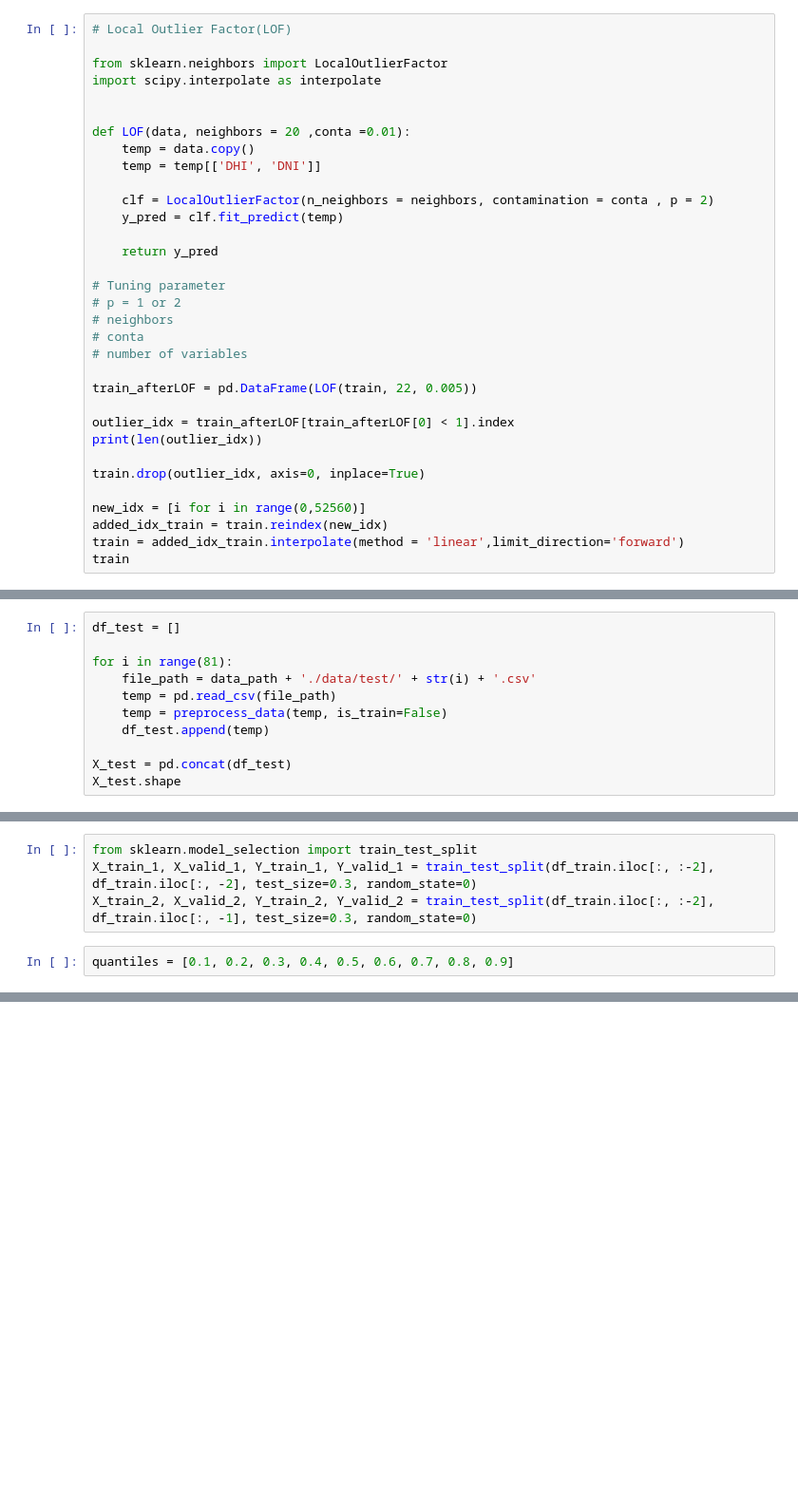
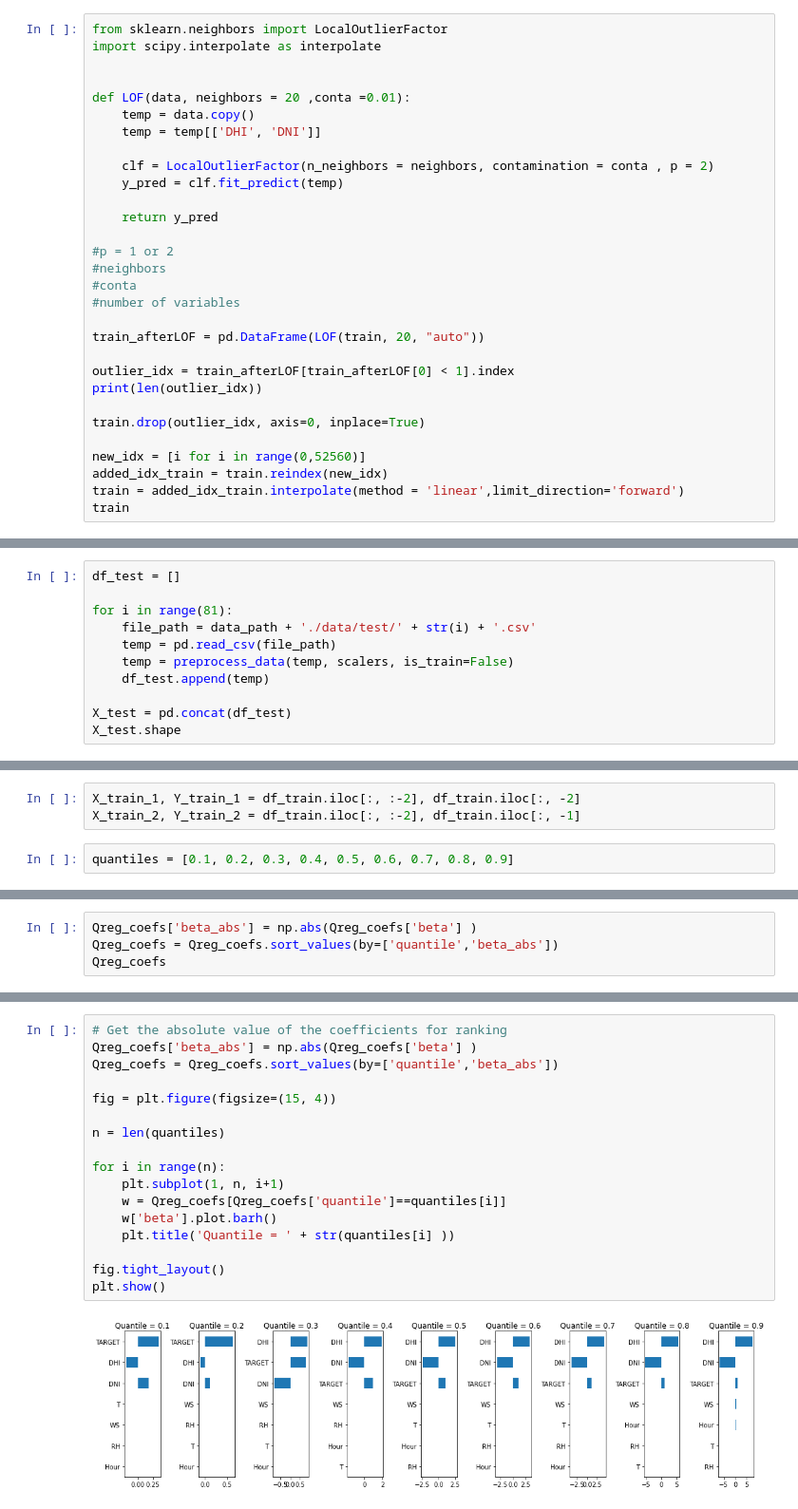
Before and after one commit to gogooma9/SolarGen, a Jupyter notebook: src/solar_gen.ipynb, the cells around one changed output, grey strips where cells are left out. Shown: that part at 95% size. Drawn from its saved outputs; the diff is of its cells as text; blank space fills up the shorter version.

Commit message:
Quantile Regression

```diff
--- a/src/solar_gen.ipynb
+++ b/src/solar_gen.ipynb
@@ -22,8 +22,6 @@ data_path = '/content/drive/MyDrive/SolarGen/'
 train = pd.read_csv(data_path + './data/train/train.csv')
 submission = pd.read_csv(data_path + './data/sample_submission.csv')
 # %%
-# Local Outlier Factor(LOF)
-
 from sklearn.neighbors import LocalOutlierFactor
 import scipy.interpolate as interpolate
 
@@ -37,13 +35,12 @@ def LOF(data, neighbors = 20 ,conta =0.01):
 
     return y_pred
 
-# Tuning parameter
-# p = 1 or 2
-# neighbors
-# conta
-# number of variables
+#p = 1 or 2
+#neighbors
+#conta
+#number of variables
 
-train_afterLOF = pd.DataFrame(LOF(train, 22, 0.005))
+train_afterLOF = pd.DataFrame(LOF(train, 20, "auto"))
 
 outlier_idx = train_afterLOF[train_afterLOF[0] < 1].index
 print(len(outlier_idx))
@@ -363,7 +141,7 @@ df_test = []
 for i in range(81):
     file_path = data_path + './data/test/' + str(i) + '.csv'
     temp = pd.read_csv(file_path)
-    temp = preprocess_data(temp, is_train=False)
+    temp = preprocess_data(temp, scalers, is_train=False)
     df_test.append(temp)
 
 X_test = pd.concat(df_test)
@@ -382,6 +167,5 @@ X_test.head()
 # %%
-from sklearn.model_selection import train_test_split
-X_train_1, X_valid_1, Y_train_1, Y_valid_1 = train_test_split(df_train.iloc[:, :-2], df_train.iloc[:, -2], test_size=0.3, random_state=0)
-X_train_2, X_valid_2, Y_train_2, Y_valid_2 = train_test_split(df_train.iloc[:, :-2], df_train.iloc[:, -1], test_size=0.3, random_state=0)
+X_train_1, Y_train_1 = df_train.iloc[:, :-2], df_train.iloc[:, -2]
+X_train_2, Y_train_2 = df_train.iloc[:, :-2], df_train.iloc[:, -1]
 # %%
 quantiles = [0.1, 0.2, 0.3, 0.4, 0.5, 0.6, 0.7, 0.8, 0.9]
@@ -521,0 +240,4 @@ print("[avg]\t%.6f"%np.average(list(loss_2.values())))
+# %%
+Qreg_coefs['beta_abs'] = np.abs(Qreg_coefs['beta'] )
+Qreg_coefs = Qreg_coefs.sort_values(by=['quantile','beta_abs'])
+Qreg_coefs
@@ -521,0 +258,19 @@ print("[avg]\t%.6f"%np.average(list(loss_2.values())))
+# %%
+# Get the absolute value of the coefficients for ranking
+Qreg_coefs['beta_abs'] = np.abs(Qreg_coefs['beta'] )
+Qreg_coefs = Qreg_coefs.sort_values(by=['quantile','beta_abs'])
+
+fig = plt.figure(figsize=(15, 4))
+
+n = len(quantiles)
+
+for i in range(n):
+    plt.subplot(1, n, i+1)
+    w = Qreg_coefs[Qreg_coefs['quantile']==quantiles[i]]
+    w['beta'].plot.barh()
+    plt.title('Quantile = ' + str(quantiles[i] ))
+
+fig.tight_layout()
+plt.show()
+# %% [output]
+[figure, added]
```
Also changed, not shown: parts of 25 cells of this notebook.
